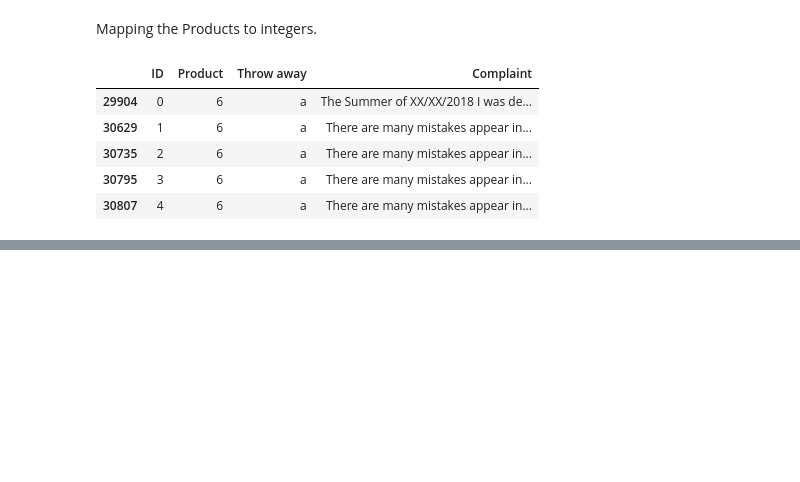
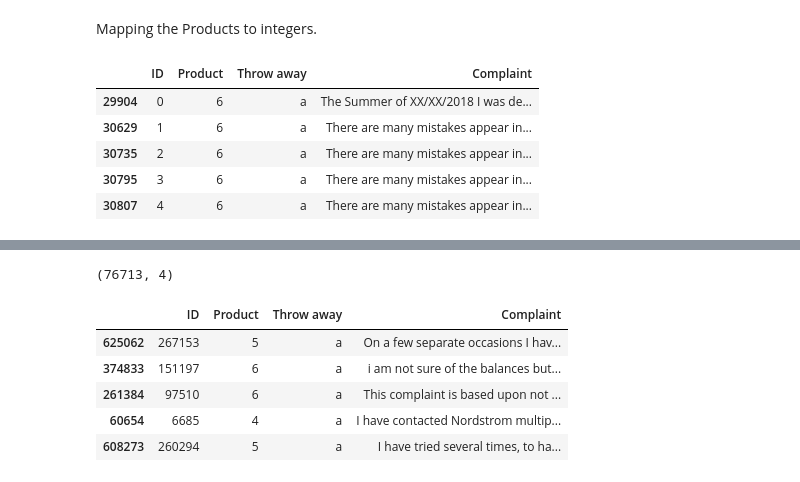
Before and after one commit to harunugurlu/mobile-action-internship, a Jupyter notebook: Data Science/Sample Projects/Customer Support Ticket Categorization/customer-support-ticket-categorization.ipynb, the cells around one changed output, grey strips where cells are left out. Drawn from its saved outputs; the diff is of its cells as text; code cells hidden in the pictures; blank space fills up the shorter version.

```diff
--- a/Data Science/Sample Projects/Customer Support Ticket Categorization/customer-support-ticket-categorization.ipynb
+++ b/Data Science/Sample Projects/Customer Support Ticket Categorization/customer-support-ticket-categorization.ipynb
@@ -314,0 +281,11 @@ df_final.head()
+# %%
+print(df_bert_dev.shape)
+df_bert_dev.head()
+# %% [output]
+(76713, 4)
+|  | ID | Product | Throw away | Complaint |
+| 625062 | 267153 | 5 | a | On a few separate occasions I hav... |
+| 374833 | 151197 | 6 | a | i am not sure of the balances but... |
+| 261384 | 97510 | 6 | a | This complaint is based upon not ... |
+| 60654 | 6685 | 4 | a | I have contacted Nordstrom multip... |
+| 608273 | 260294 | 5 | a | I have tried several times, to ha... |
```
Also changed, not shown: parts of 18 cells of this notebook.
